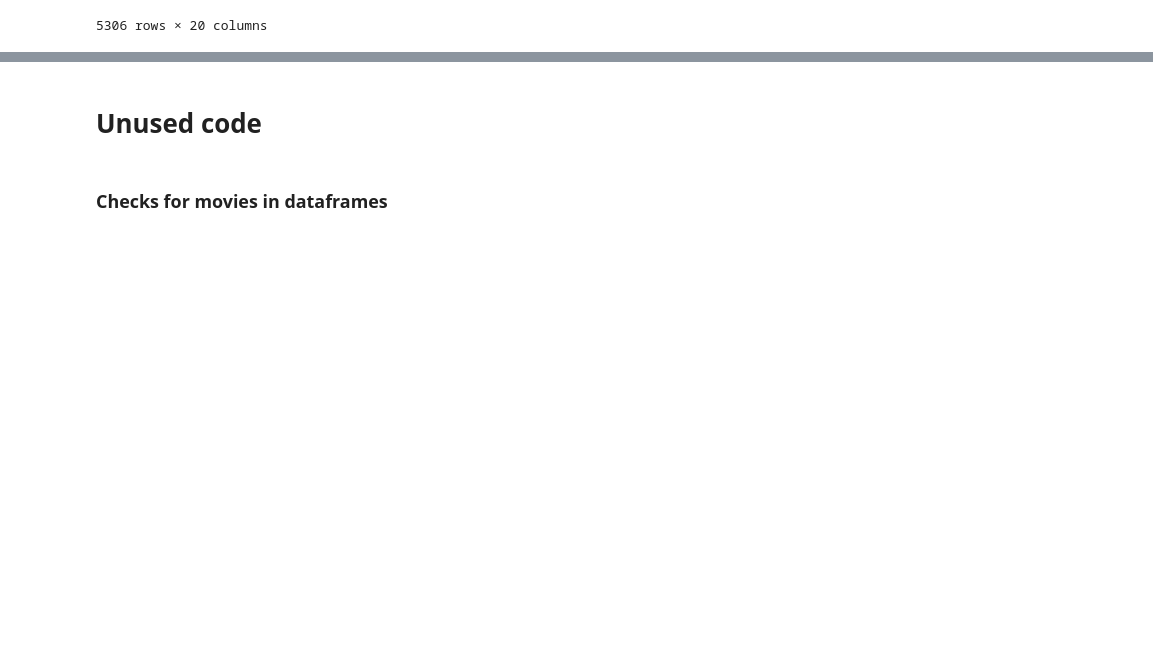
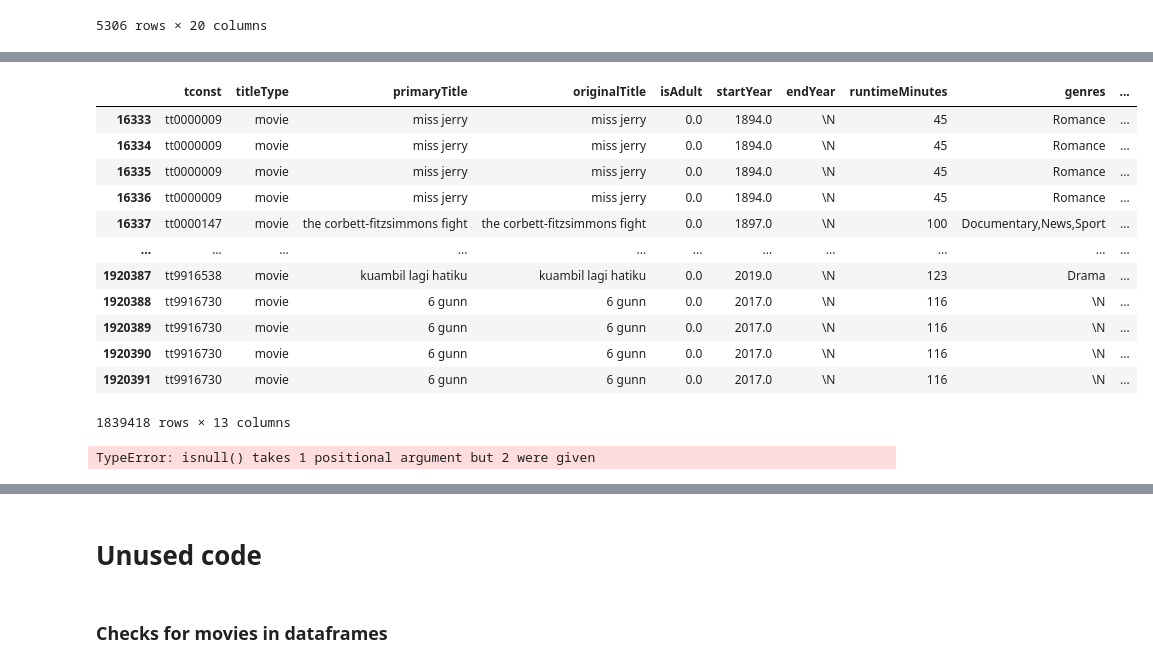
Before and after one commit to adambrennan150/Franchises, a Jupyter notebook: IMDB_Wiki_Matching.ipynb, the cells around one changed output, grey strips where cells are left out. Drawn from its saved outputs; the diff is of its cells as text; code cells hidden in the pictures; blank space fills up the shorter version.

```diff
--- a/IMDB_Wiki_Matching.ipynb
+++ b/IMDB_Wiki_Matching.ipynb
@@ -246,0 +378,20 @@ imdb_final.to_csv("movies_with_franchises.csv")
+# %%
+imdb_remainder
+# %% [output]
+|  | tconst | titleType | primaryTitle | originalTitle | isAdult | startYear | endYear | runtimeMinutes | genres | ... |
+| 16333 | tt0000009 | movie | miss jerry | miss jerry | 0.0 | 1894.0 | \N | 45 | Romance | ... |
+| 16334 | tt0000009 | movie | miss jerry | miss jerry | 0.0 | 1894.0 | \N | 45 | Romance | ... |
+| 16335 | tt0000009 | movie | miss jerry | miss jerry | 0.0 | 1894.0 | \N | 45 | Romance | ... |
+| 16336 | tt0000009 | movie | miss jerry | miss jerry | 0.0 | 1894.0 | \N | 45 | Romance | ... |
+| 16337 | tt0000147 | movie | the corbett-fitzsimmons fight | the corbett-fitzsimmons fight | 0.0 | 1897.0 | \N | 100 | Documentary,News,Sport | ... |
+| ... | ... | ... | ... | ... | ... | ... | ... | ... | ... | ... |
+| 1920387 | tt9916538 | movie | kuambil lagi hatiku | kuambil lagi hatiku | 0.0 | 2019.0 | \N | 123 | Drama | ... |
+| 1920388 | tt9916730 | movie | 6 gunn | 6 gunn | 0.0 | 2017.0 | \N | 116 | \N | ... |
+| 1920389 | tt9916730 | movie | 6 gunn | 6 gunn | 0.0 | 2017.0 | \N | 116 | \N | ... |
+| 1920390 | tt9916730 | movie | 6 gunn | 6 gunn | 0.0 | 2017.0 | \N | 116 | \N | ... |
+| 1920391 | tt9916730 | movie | 6 gunn | 6 gunn | 0.0 | 2017.0 | \N | 116 | \N | ... |
+1839418 rows × 13 columns
+# %%
+imdb_final[imdb_final["franchise_id"].isnull]
+# %% [output]
+TypeError: isnull() takes 1 positional argument but 2 were given
```
Also changed, not shown: parts of 24 cells of this notebook.
